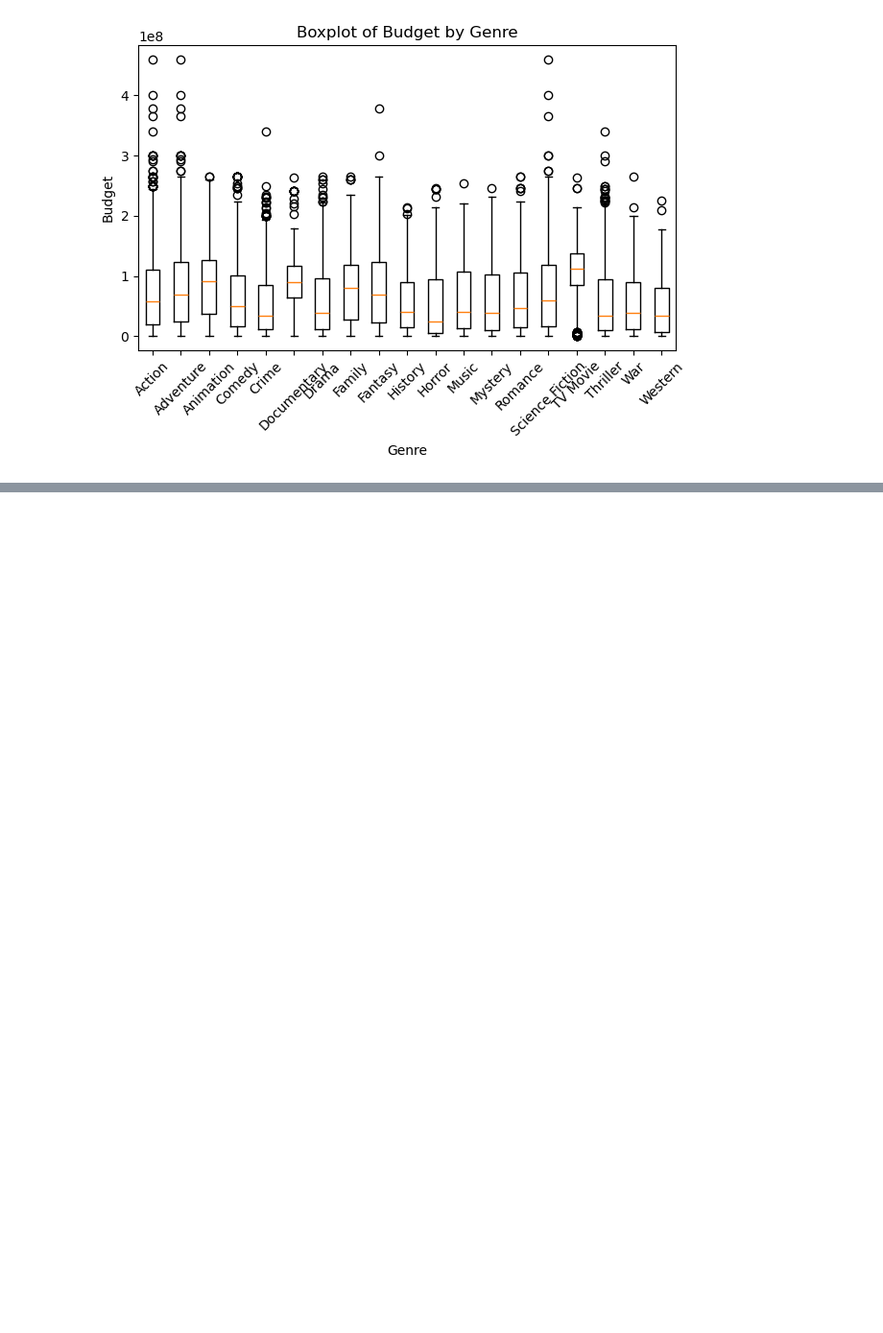
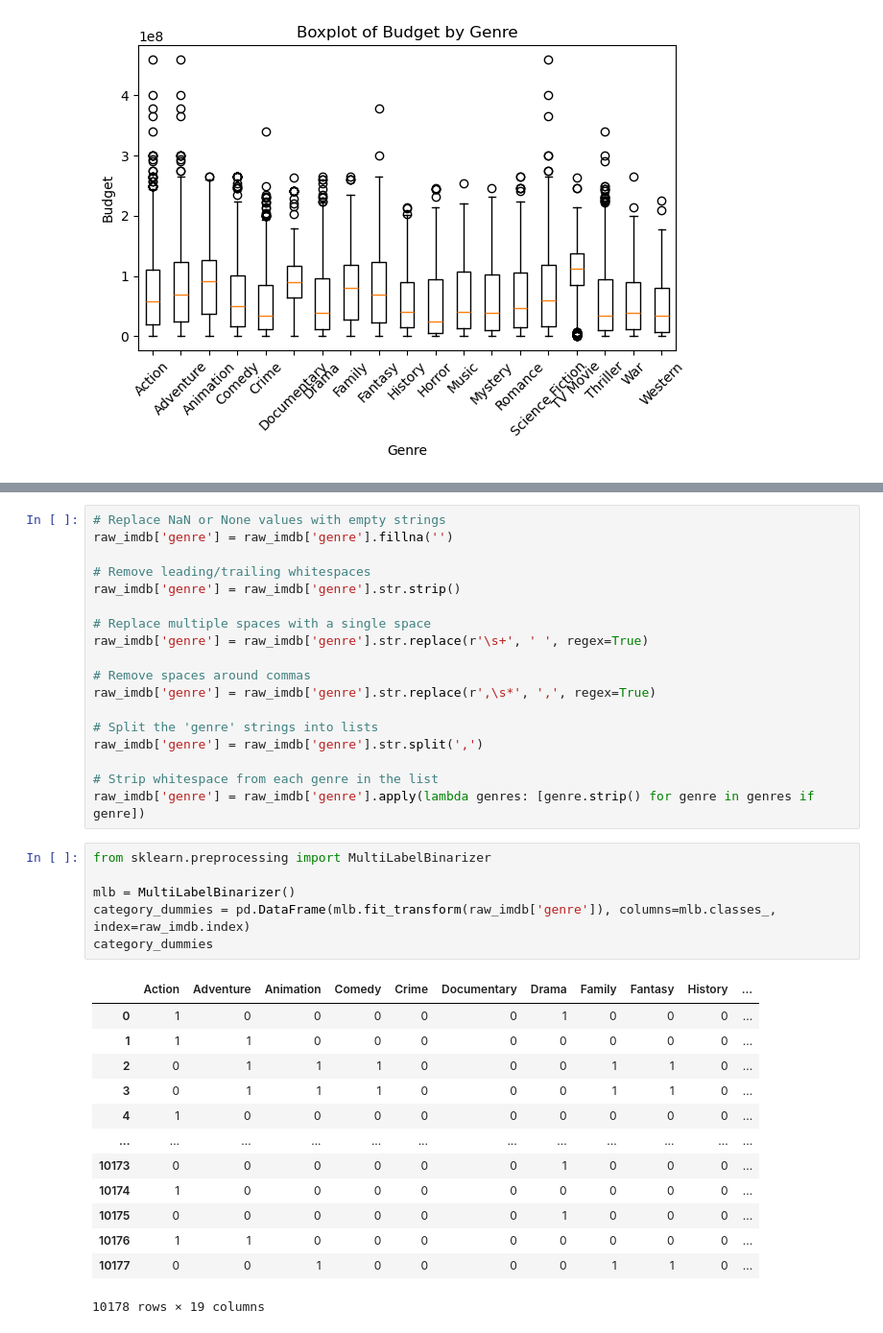
Before and after one commit to edoadro/university, a Jupyter notebook: RMBA/Group Project/gp_draft.ipynb, the cells around one changed output, grey strips where cells are left out. Shown: that part at 96% size. Drawn from its saved outputs; the diff is of its cells as text; blank space fills up the shorter version.

```diff
--- a/RMBA/Group Project/gp_draft.ipynb
+++ b/RMBA/Group Project/gp_draft.ipynb
@@ -89,0 +124,38 @@ plt.tight_layout()
+# %%
+# Replace NaN or None values with empty strings
+raw_imdb['genre'] = raw_imdb['genre'].fillna('')
+
+# Remove leading/trailing whitespaces
+raw_imdb['genre'] = raw_imdb['genre'].str.strip()
+
+# Replace multiple spaces with a single space
+raw_imdb['genre'] = raw_imdb['genre'].str.replace(r'\s+', ' ', regex=True)
+
+# Remove spaces around commas
+raw_imdb['genre'] = raw_imdb['genre'].str.replace(r',\s*', ',', regex=True)
+
+# Split the 'genre' strings into lists
+raw_imdb['genre'] = raw_imdb['genre'].str.split(',')
+
+# Strip whitespace from each genre in the list
+raw_imdb['genre'] = raw_imdb['genre'].apply(lambda genres: [genre.strip() for genre in genres if genre])
+# %%
+from sklearn.preprocessing import MultiLabelBinarizer
+
+mlb = MultiLabelBinarizer()
+category_dummies = pd.DataFrame(mlb.fit_transform(raw_imdb['genre']), columns=mlb.classes_, index=raw_imdb.index)
+category_dummies
+# %% [output]
+|  | Action | Adventure | Animation | Comedy | Crime | Documentary | Drama | Family | Fantasy | History | ... |
+| 0 | 1 | 0 | 0 | 0 | 0 | 0 | 1 | 0 | 0 | 0 | ... |
+| 1 | 1 | 1 | 0 | 0 | 0 | 0 | 0 | 0 | 0 | 0 | ... |
+| 2 | 0 | 1 | 1 | 1 | 0 | 0 | 0 | 1 | 1 | 0 | ... |
+| 3 | 0 | 1 | 1 | 1 | 0 | 0 | 0 | 1 | 1 | 0 | ... |
+| 4 | 1 | 0 | 0 | 0 | 0 | 0 | 0 | 0 | 0 | 0 | ... |
+| ... | ... | ... | ... | ... | ... | ... | ... | ... | ... | ... | ... |
+| 10173 | 0 | 0 | 0 | 0 | 0 | 0 | 1 | 0 | 0 | 0 | ... |
+| 10174 | 1 | 0 | 0 | 0 | 0 | 0 | 0 | 0 | 0 | 0 | ... |
+| 10175 | 0 | 0 | 0 | 0 | 0 | 0 | 1 | 0 | 0 | 0 | ... |
+| 10176 | 1 | 1 | 0 | 0 | 0 | 0 | 0 | 0 | 0 | 0 | ... |
+| 10177 | 0 | 0 | 1 | 0 | 0 | 0 | 0 | 1 | 1 | 0 | ... |
+10178 rows × 19 columns
```
Also changed, not shown: parts of 4 cells of this notebook, 2 other files.
